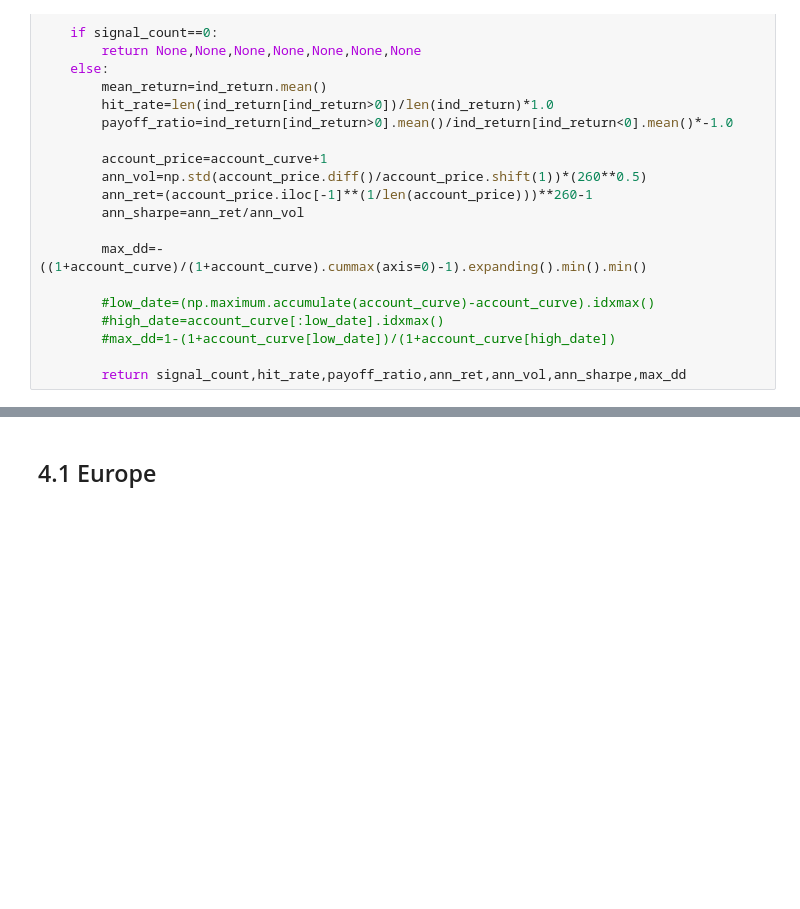
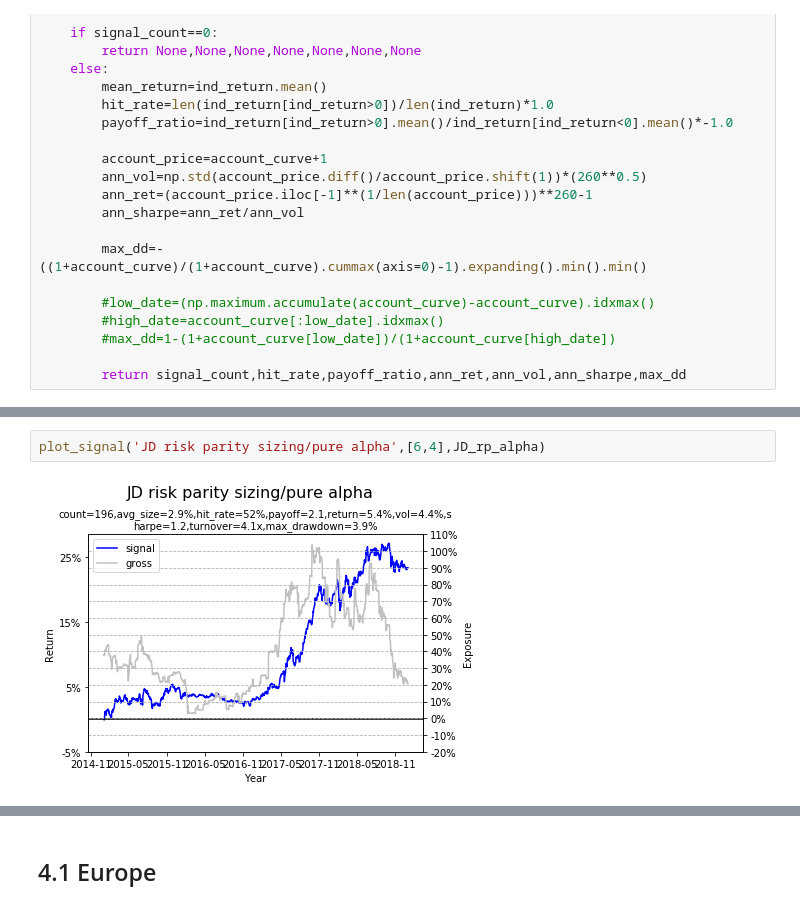
Before and after one commit to zliyclh/post_result, a Jupyter notebook: Center book.ipynb, the cells around one changed output, grey strips where cells are left out. Saved outputs shown, nothing was run; the diff lists cells and outputs as text; blank space fills up the shorter version.

```diff
--- a/Center book.ipynb
+++ b/Center book.ipynb
@@ -623,0 +668,4 @@ class signal(object):
+# %%
+plot_signal('JD risk parity sizing/pure alpha',[6,4],JD_rp_alpha)
+# %% [output]
+[figure, added]
```
Also changed, not shown: parts of 138 cells of this notebook, 20 other files.
